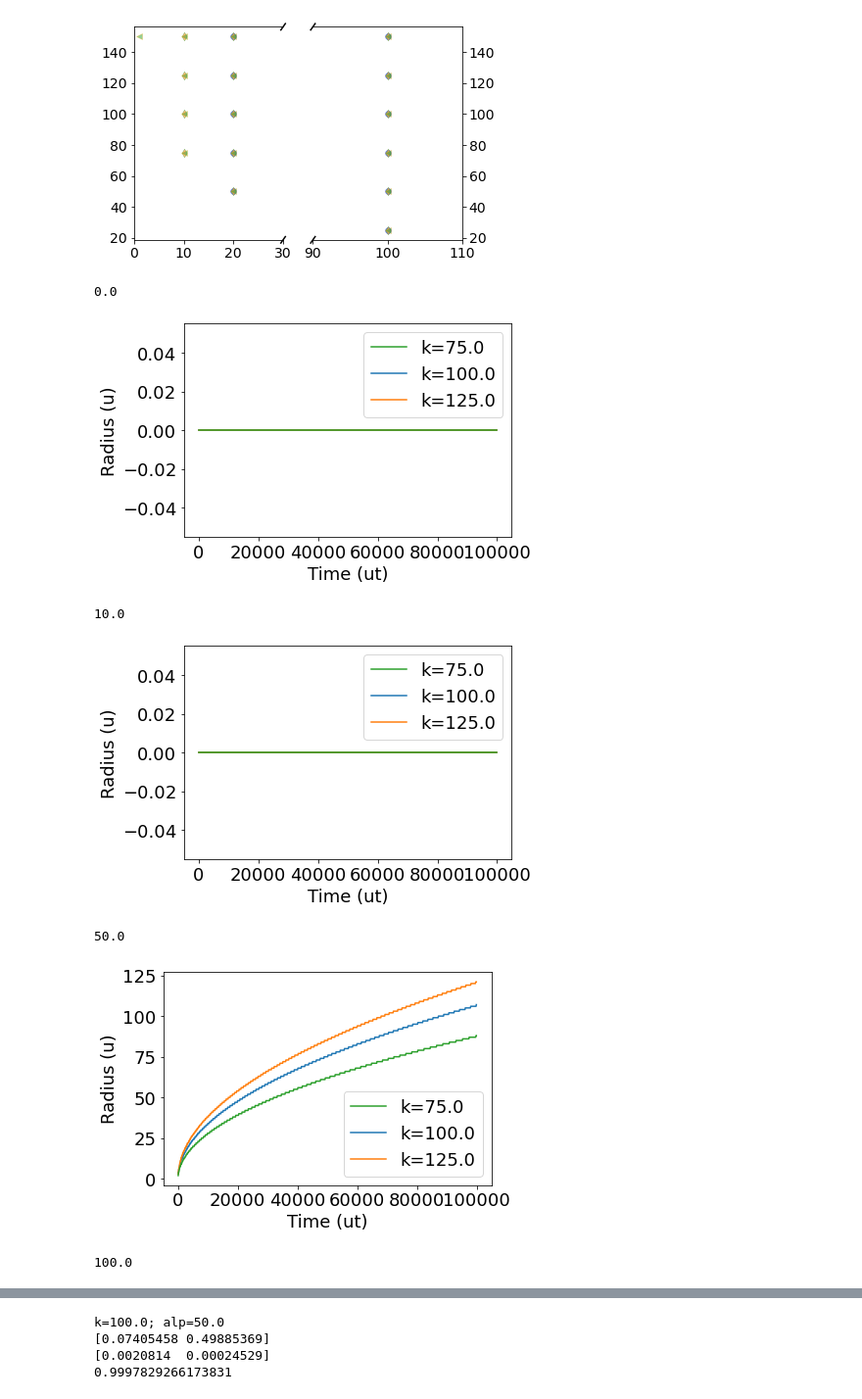
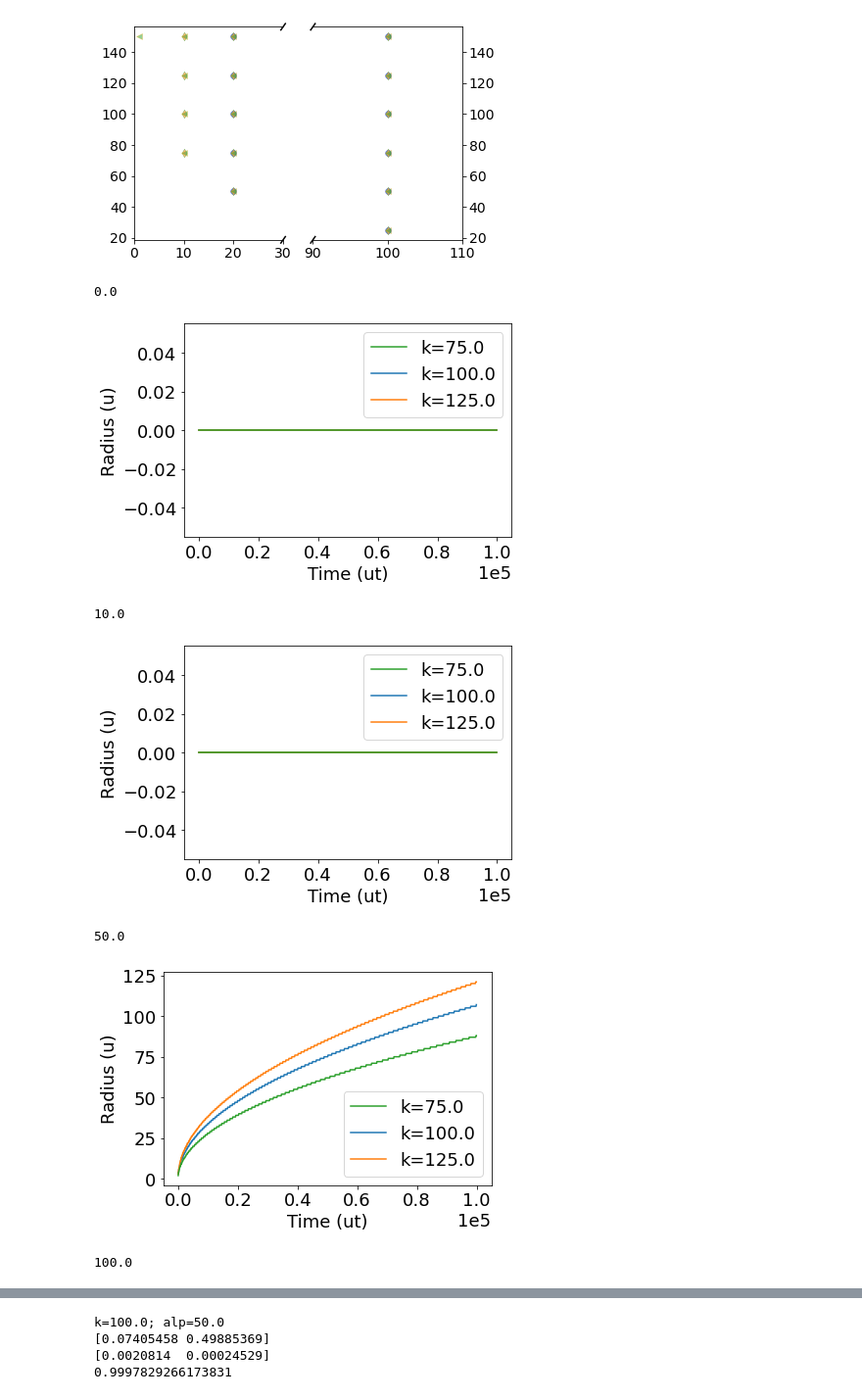
Before and after one commit to qfrigolac/quimiotaxi_TFG, a Jupyter notebook: plot_things.ipynb, the cells around one changed output, grey strips where cells are left out. Shown at 98% size. Cells and saved outputs as stored; diff of their text form; code cells hidden in the pictures.

```diff
--- a/plot_things.ipynb
+++ b/plot_things.ipynb
@@ -185,37 +185,38 @@ for my_val, my_val_df in all_sims_df.groupby('alp'):
         # if my_alp>20:
         if my_mesura == 0:
             plt.plot(my_x, my_row_list, label= 'k=' + str(my_k)) #, '+r'$\alpha$='+str(my_alp))
 
     # plt.title('a: ' + str(my_mesura))
     plt.rcParams.update({'font.size': 18})
     plt.xlabel('Time (ut)')
     # plt.xscale('log')
     # plt.yscale('log')
     if my_mesura == 0:
         plt.ylabel('Radius (u)')
     if my_mesura == 5:
         plt.ylabel('Width')
     if my_mesura == 6:
         plt.ylabel('Depth')
     handles, labels = plt.gca().get_legend_handles_labels()
     order = [2,0,1]
     plt.legend([handles[idx] for idx in order],[labels[idx] for idx in order])
 
+    plt.ticklabel_format(axis="x", style="sci", scilimits=(0,0))
 
     plt.ylabel('Radius (u)')
 
     #plt.ylim(0,100)#Per a canviar el rang dels eixos
     output_filename = 'alp-vs-k_'+str(my_alp) + '.pdf'
-    output_path = './grafs_alpvsk2/' + output_filename
+    output_path = '../' + output_filename
 
 
     plt.savefig(output_path, format='pdf', bbox_inches='tight')
     plt.show()
 # %% [output]
 0.0
-[figure, old version]
+[figure, new version]
 10.0
-[figure, old version]
+[figure, new version]
 50.0
-[figure, old version]
+[figure, new version]
 100.0
```
Also changed, not shown: parts of 4 cells of this notebook, 1 other file.
